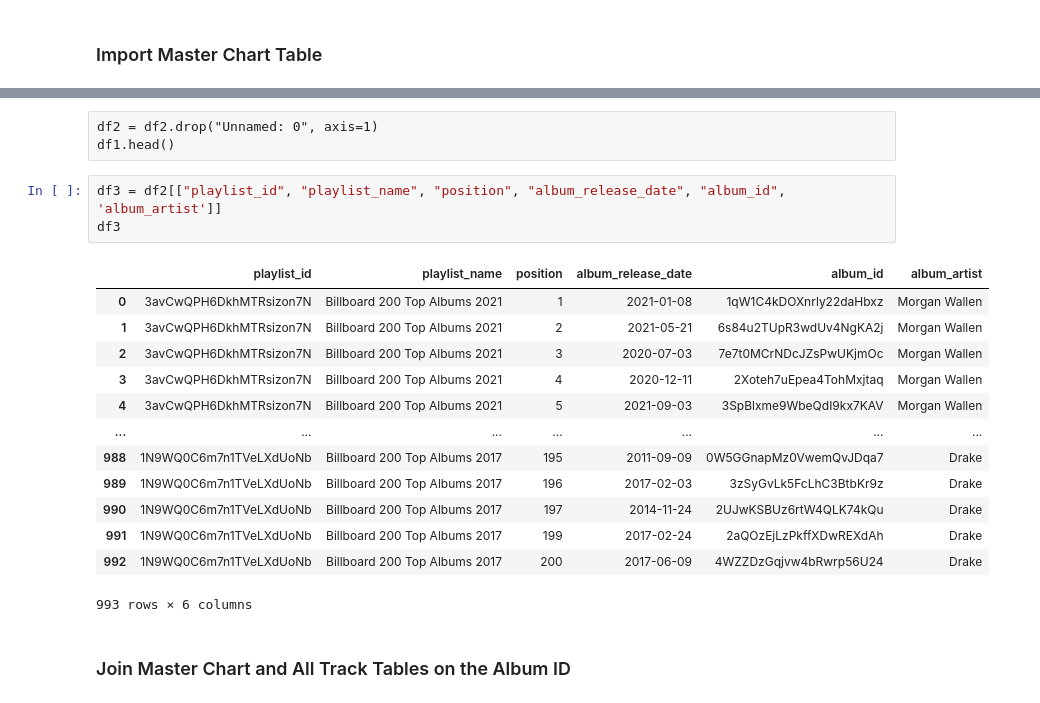
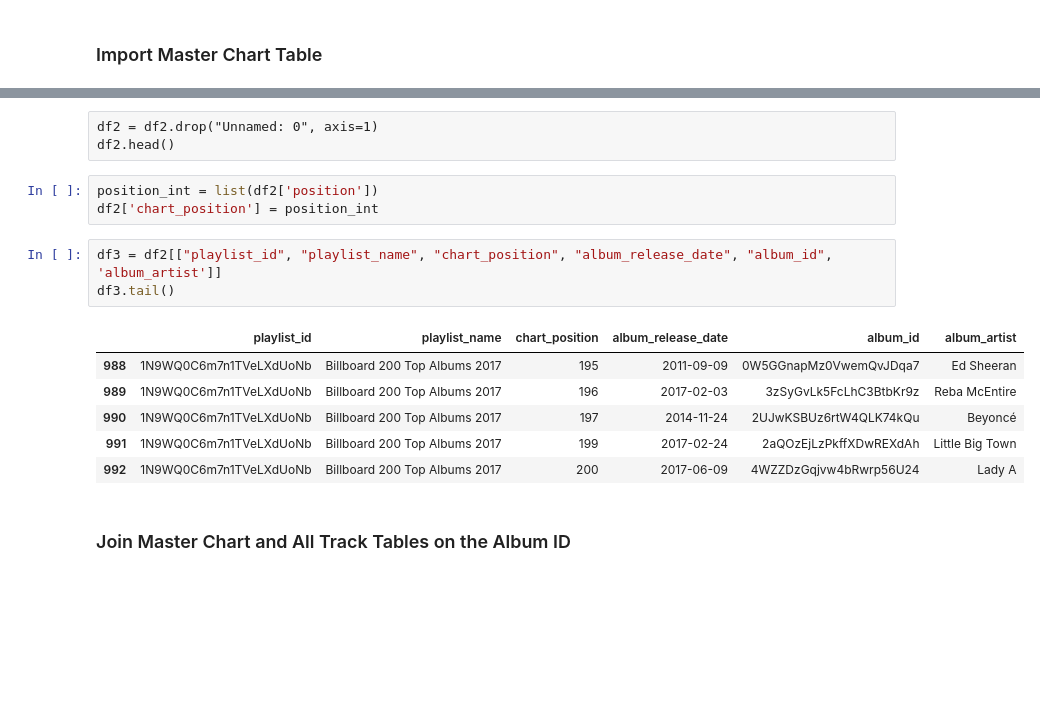
Before and after one commit to katieravenwood/Spotify-Five-Year-Analysis-Project, a Jupyter notebook: notebooks/ExploratoryAnalysis.ipynb, the cells around one changed output, grey strips where cells are left out. Drawn from its saved outputs; the diff is of its cells as text; blank space fills up the shorter version.

```diff
--- a/notebooks/ExploratoryAnalysis.ipynb
+++ b/notebooks/ExploratoryAnalysis.ipynb
@@ -35,23 +35,19 @@ df2.head()
-# %% [raw]
-df2 = df2.drop("Unnamed: 0", axis=1)
-df1.head()
+# %% [raw]
+df2 = df2.drop("Unnamed: 0", axis=1)
+df2.head()
+# %%
+position_int = list(df2['position'])
+df2['chart_position'] = position_int
 # %%
-df3 = df2[["playlist_id", "playlist_name", "position", "album_release_date", "album_id", 'album_artist']]
-df3
+df3 = df2[["playlist_id", "playlist_name", "chart_position", "album_release_date", "album_id", 'album_artist']]
+df3.tail()
 # %% [output]
-|  | playlist_id | playlist_name | position | album_release_date | album_id | album_artist |
-| 0 | 3avCwQPH6DkhMTRsizon7N | Billboard 200 Top Albums 2021 | 1 | 2021-01-08 | 1qW1C4kDOXnrly22daHbxz | Morgan Wallen |
-| 1 | 3avCwQPH6DkhMTRsizon7N | Billboard 200 Top Albums 2021 | 2 | 2021-05-21 | 6s84u2TUpR3wdUv4NgKA2j | Morgan Wallen |
-| 2 | 3avCwQPH6DkhMTRsizon7N | Billboard 200 Top Albums 2021 | 3 | 2020-07-03 | 7e7t0MCrNDcJZsPwUKjmOc | Morgan Wallen |
-| 3 | 3avCwQPH6DkhMTRsizon7N | Billboard 200 Top Albums 2021 | 4 | 2020-12-11 | 2Xoteh7uEpea4TohMxjtaq | Morgan Wallen |
-| 4 | 3avCwQPH6DkhMTRsizon7N | Billboard 200 Top Albums 2021 | 5 | 2021-09-03 | 3SpBlxme9WbeQdI9kx7KAV | Morgan Wallen |
-| ... | ... | ... | ... | ... | ... | ... |
-| 988 | 1N9WQ0C6m7n1TVeLXdUoNb | Billboard 200 Top Albums 2017 | 195 | 2011-09-09 | 0W5GGnapMz0VwemQvJDqa7 | Drake |
-| 989 | 1N9WQ0C6m7n1TVeLXdUoNb | Billboard 200 Top Albums 2017 | 196 | 2017-02-03 | 3zSyGvLk5FcLhC3BtbKr9z | Drake |
-| 990 | 1N9WQ0C6m7n1TVeLXdUoNb | Billboard 200 Top Albums 2017 | 197 | 2014-11-24 | 2UJwKSBUz6rtW4QLK74kQu | Drake |
-| 991 | 1N9WQ0C6m7n1TVeLXdUoNb | Billboard 200 Top Albums 2017 | 199 | 2017-02-24 | 2aQOzEjLzPkffXDwREXdAh | Drake |
-| 992 | 1N9WQ0C6m7n1TVeLXdUoNb | Billboard 200 Top Albums 2017 | 200 | 2017-06-09 | 4WZZDzGqjvw4bRwrp56U24 | Drake |
+|  | playlist_id | playlist_name | chart_position | album_release_date | album_id | album_artist |
+| 988 | 1N9WQ0C6m7n1TVeLXdUoNb | Billboard 200 Top Albums 2017 | 195 | 2011-09-09 | 0W5GGnapMz0VwemQvJDqa7 | Ed Sheeran |
+| 989 | 1N9WQ0C6m7n1TVeLXdUoNb | Billboard 200 Top Albums 2017 | 196 | 2017-02-03 | 3zSyGvLk5FcLhC3BtbKr9z | Reba McEntire |
+| 990 | 1N9WQ0C6m7n1TVeLXdUoNb | Billboard 200 Top Albums 2017 | 197 | 2014-11-24 | 2UJwKSBUz6rtW4QLK74kQu | Beyoncé |
+| 991 | 1N9WQ0C6m7n1TVeLXdUoNb | Billboard 200 Top Albums 2017 | 199 | 2017-02-24 | 2aQOzEjLzPkffXDwREXdAh | Little Big Town |
+| 992 | 1N9WQ0C6m7n1TVeLXdUoNb | Billboard 200 Top Albums 2017 | 200 | 2017-06-09 | 4WZZDzGqjvw4bRwrp56U24 | Lady A |
-993 rows × 6 columns
 # %% [markdown]
 ### Join Master Chart and All Track Tables on the Album ID
 # %%
```
Also changed, not shown: parts of 48 cells of this notebook, 3 other files.
